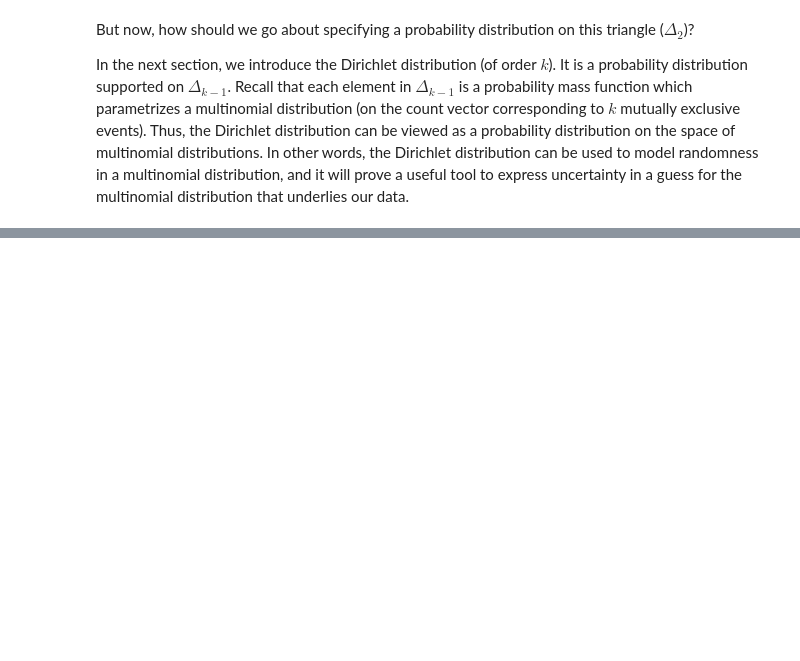
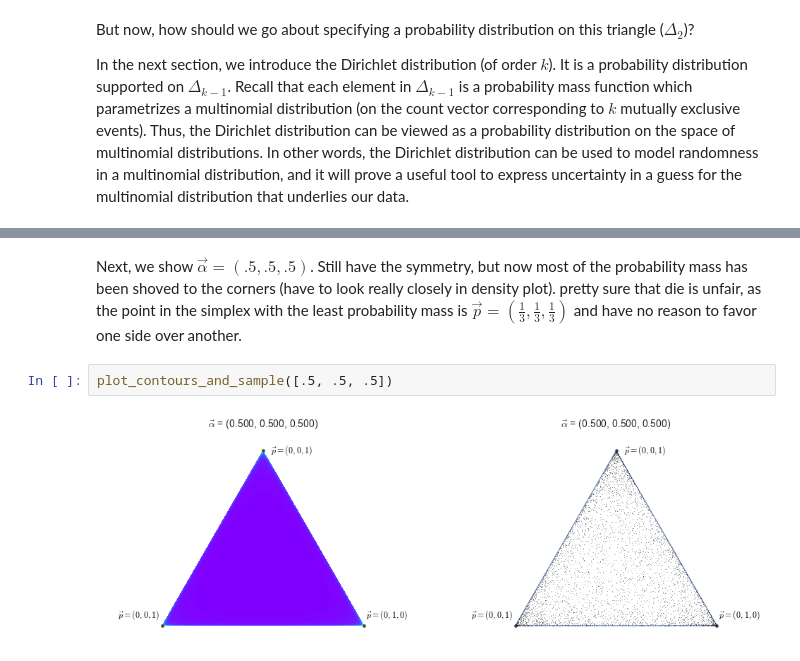
Before and after one commit to alexisbcook/Pelican_blog_all, a Jupyter notebook: drafts/Bayesian Inference and Dirichlet Distributions.ipynb, the cells around one changed output, grey strips where cells are left out. Saved outputs shown, nothing was run; the diff lists cells and outputs as text; blank space fills up the shorter version.

```diff
--- a/drafts/Bayesian Inference and Dirichlet Distributions.ipynb
+++ b/drafts/Bayesian Inference and Dirichlet Distributions.ipynb
@@ -138,0 +258,6 @@ on the simplex $\Delta_{k-1}$ and zero elsewhere.
+# %% [markdown]
+Next, we show $\vec{\alpha} = (.5, .5, .5)$.  Still have the symmetry, but now most of the probability mass has been shoved to the corners (have to look really closely in density plot).  pretty sure that die is unfair, as the point in the simplex with the least probability mass is $\vec{p} = (\frac{1}{3}, \frac{1}{3}, \frac{1}{3})$ and have no reason to favor one side over another.
+# %%
+plot_contours_and_sample([.5, .5, .5])
+# %% [output]
+[figure, added]
```
Also changed, not shown: parts of 11 cells of this notebook.
